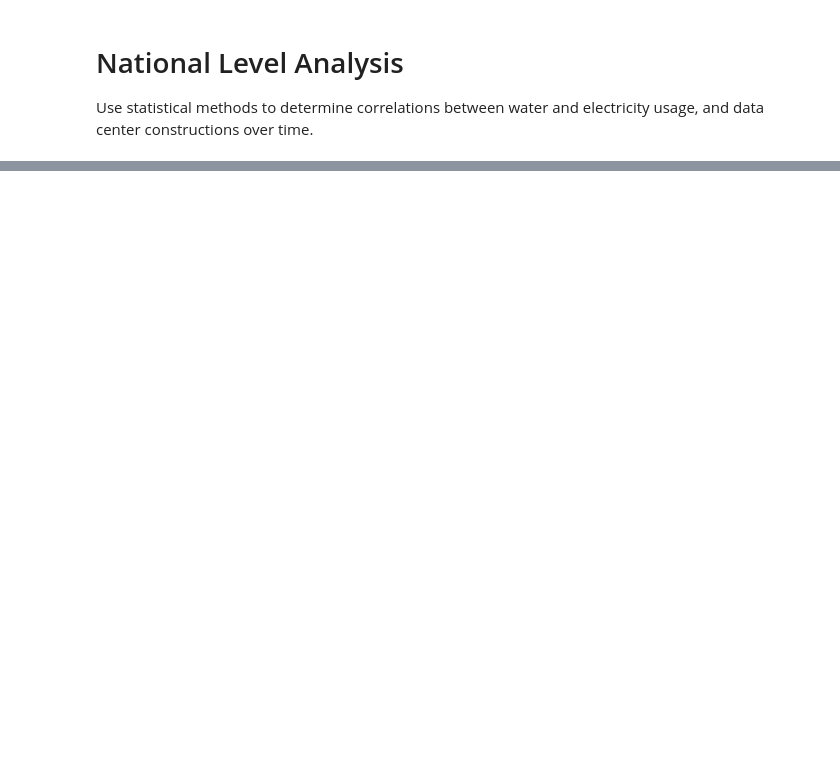
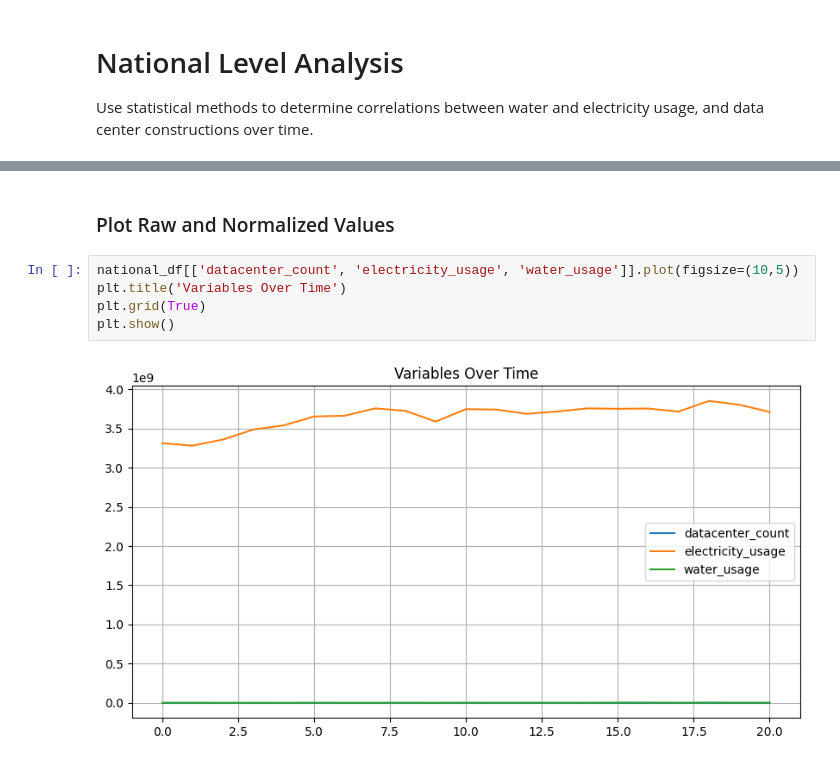
Before and after one commit to jaizem/Data-Center-Construction-and-Supporting-Utilities-Consumption, a Jupyter notebook: notebooks/national_analysis.ipynb, the cells around one changed output, grey strips where cells are left out. Drawn from its saved outputs; the diff is of its cells as text; blank space fills up the shorter version.

```diff
--- a/notebooks/national_analysis.ipynb
+++ b/notebooks/national_analysis.ipynb
@@ -36,0 +37,9 @@ national_df
+# %% [markdown]
+### Plot Raw and Normalized Values
+# %%
+national_df[['datacenter_count', 'electricity_usage', 'water_usage']].plot(figsize=(10,5))
+plt.title('Variables Over Time')
+plt.grid(True)
+plt.show()
+# %% [output]
+[figure, added]
```
Also changed, not shown: parts of 13 cells of this notebook.
